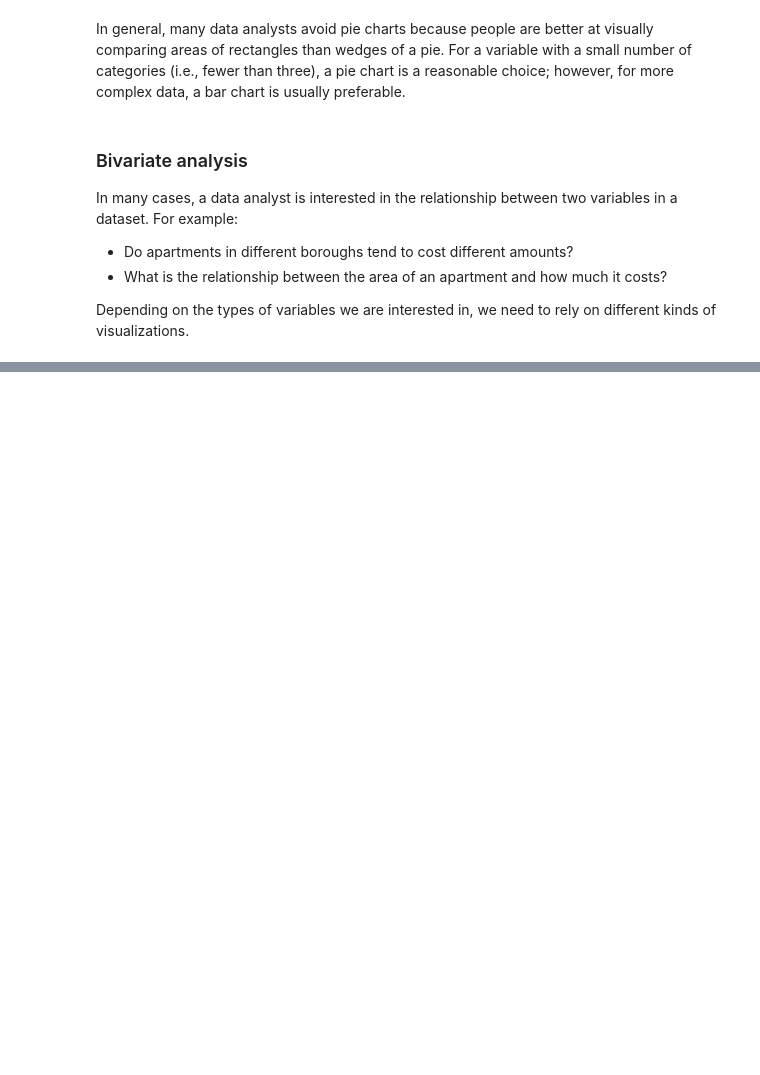
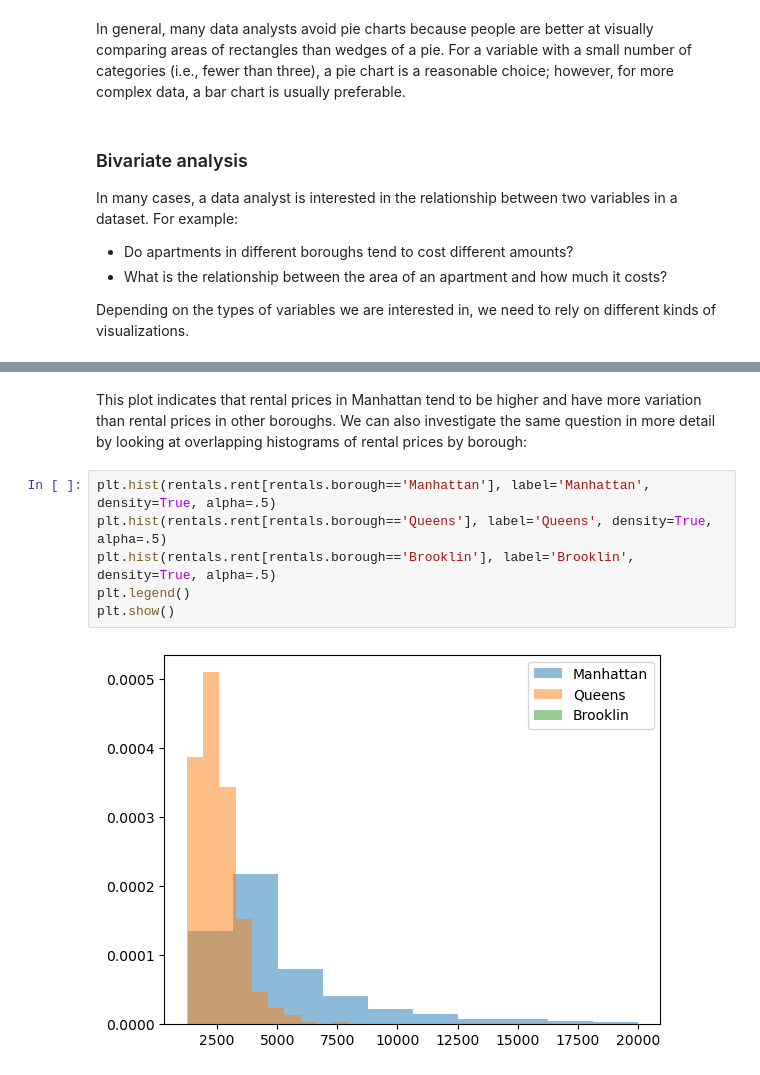
Before and after one commit to oldoc63/learningDS, a Jupyter notebook: exploreByVisual/exploreByVis.ipynb, the cells around one changed output, grey strips where cells are left out. Drawn from its saved outputs; the diff is of its cells as text; blank space fills up the shorter version.

```diff
--- a/exploreByVisual/exploreByVis.ipynb
+++ b/exploreByVisual/exploreByVis.ipynb
@@ -102,0 +115,10 @@ Depending on the types of variables we are interested in, we need to rely on dif
+# %% [markdown]
+This plot indicates that rental prices in Manhattan tend to be higher and have more variation than rental prices in other boroughs. We can also investigate the same question in more detail by looking at overlapping histograms of rental prices by borough:
+# %%
+plt.hist(rentals.rent[rentals.borough=='Manhattan'], label='Manhattan', density=True, alpha=.5)
+plt.hist(rentals.rent[rentals.borough=='Queens'], label='Queens', density=True, alpha=.5)
+plt.hist(rentals.rent[rentals.borough=='Brooklin'], label='Brooklin', density=True, alpha=.5)
+plt.legend()
+plt.show()
+# %% [output]
+[figure, added]
```
Also changed, not shown: parts of 14 cells of this notebook.
